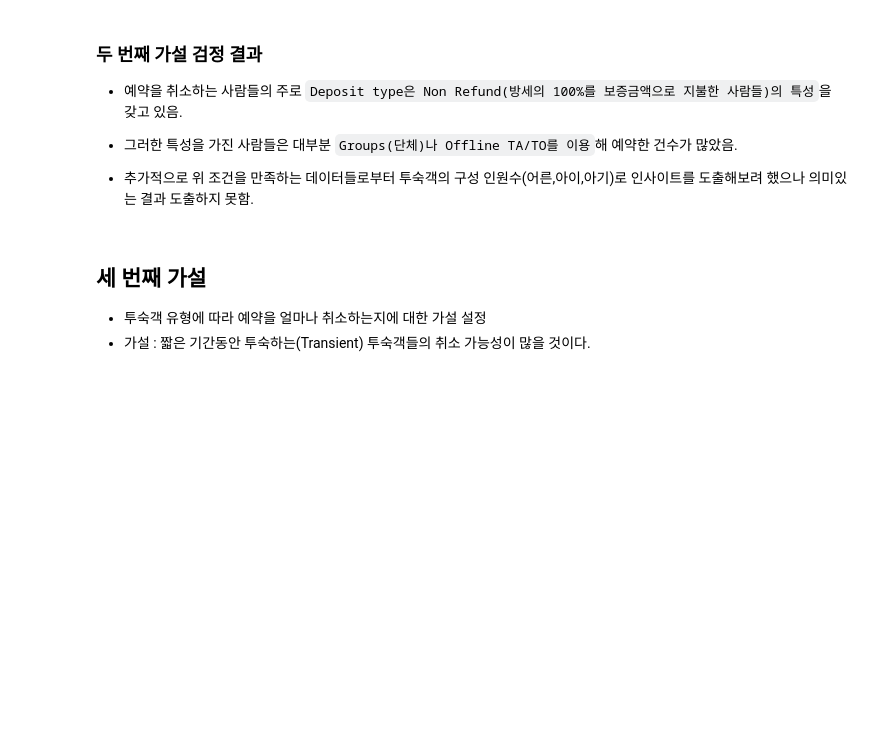
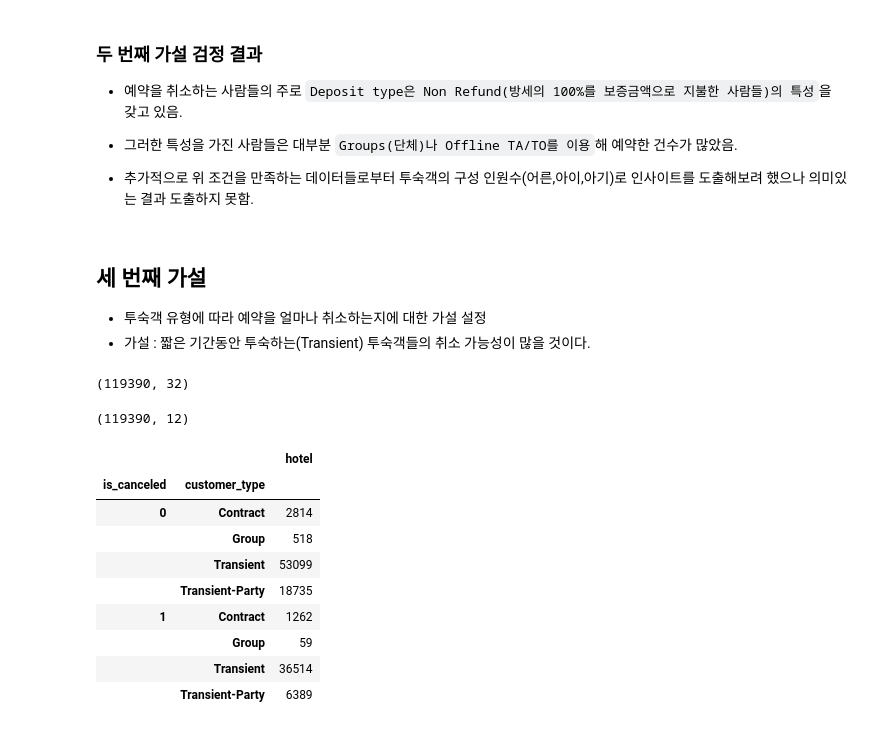
Before and after one commit to young-hun-jo/DataAnalysis, a Jupyter notebook: hotel_booking/analysis_myself.ipynb, the cells around one changed output. Drawn from its saved outputs; the diff is of its cells as text; code cells hidden in the pictures; blank space fills up the shorter version.

Commit message:
분석보고서 작성, 예약취소 예측 모델링 시작

```diff
--- a/hotel_booking/analysis_myself.ipynb
+++ b/hotel_booking/analysis_myself.ipynb
@@ -728,0 +727,32 @@ Name: babies, dtype: int64
+# %%
+hotel = pd.read_csv('hotel_bookings.csv', encoding='utf-8')
+hotel.shape
+# %% [output]
+(119390, 32)
+# %%
+# 가설 검정할 때 필요한 변수 추출
+# 두 번째 가설인 예약취소와 깊게 연관된 deposit_type도 추출
+necessary_cols = ['hotel','is_canceled','lead_time','customer_type','deposit_type','market_segment']
+columns = pd.Series(hotel.columns)
+cols = columns[columns.str.contains('arrival|stays')].tolist()
+for col in cols:
+    necessary_cols.append(col)
+
+data = hotel[necessary_cols]
+data.shape
+# %% [output]
+(119390, 12)
+# %%
+# 전체 데이터에서 customer_type에 따라 예약취소 여부 건수 집계해보기
+data.groupby(['is_canceled','customer_type']).agg({'hotel':'count'})
+# %% [output]
+|  |  | hotel |
+| is_canceled | customer_type |  |
+| 0 | Contract | 2814 |
+|  | Group | 518 |
+|  | Transient | 53099 |
+|  | Transient-Party | 18735 |
+| 1 | Contract | 1262 |
+|  | Group | 59 |
+|  | Transient | 36514 |
+|  | Transient-Party | 6389 |
```
Also changed, not shown: parts of 2 cells of this notebook, 2 other files.
